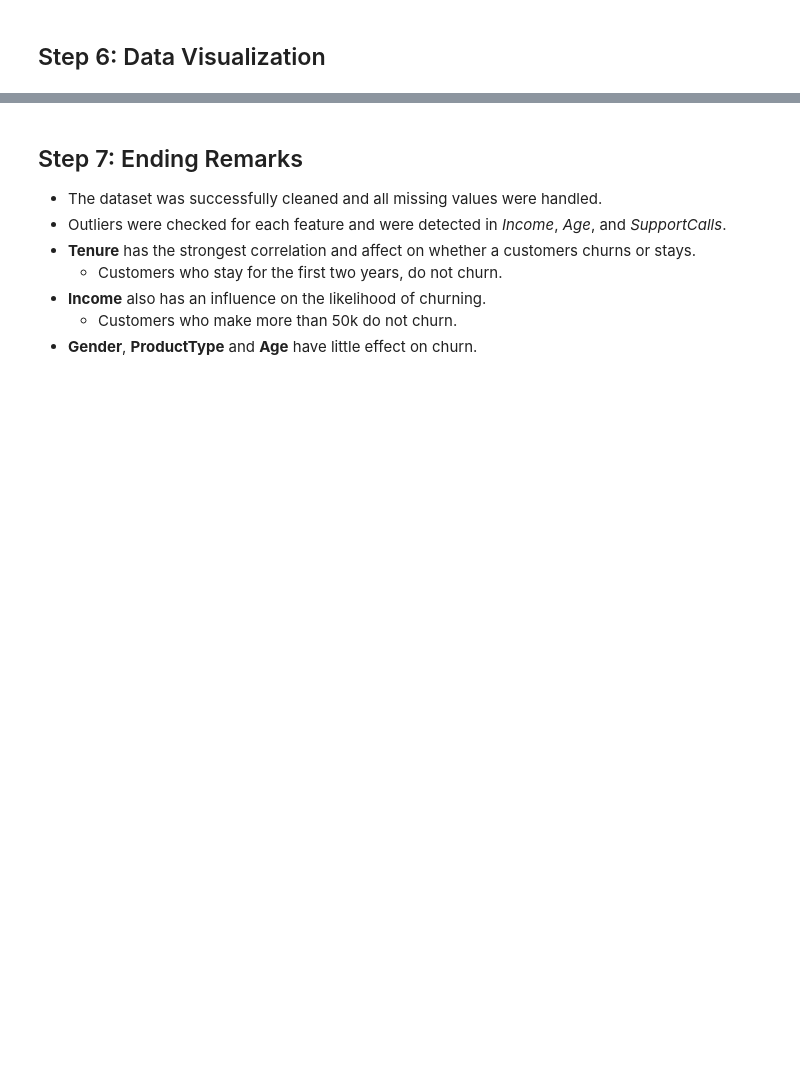
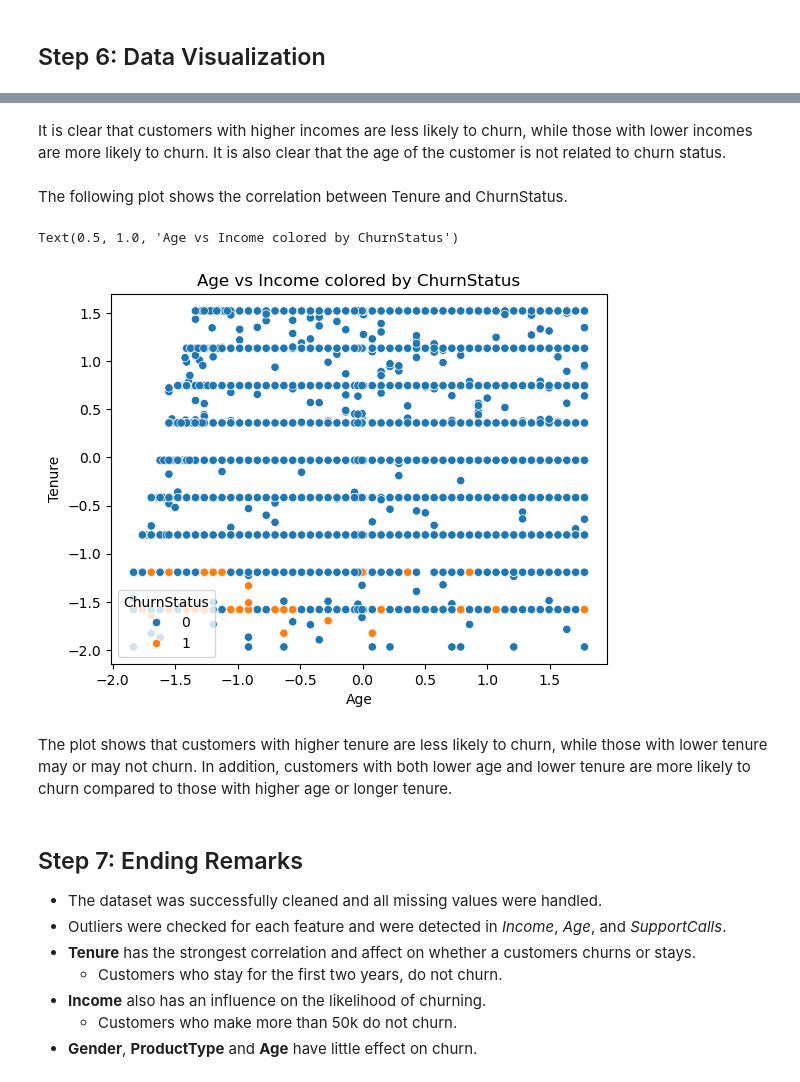
Before and after one commit to Ahmad-K-Hamdan/Machine-Learning-Assignment-1, a Jupyter notebook: notebooks/Data Preprocessing & EDA.ipynb, the cells around one changed output, grey strips where cells are left out. Saved outputs shown, nothing was run; the diff lists cells and outputs as text; code cells hidden in the pictures; blank space fills up the shorter version.

```diff
--- a/notebooks/Data Preprocessing & EDA.ipynb
+++ b/notebooks/Data Preprocessing & EDA.ipynb
@@ -349,3 +428,15 @@ plt.title('Correlation Heatmap')
+# %% [markdown]
+It is clear that customers with higher incomes are less likely to churn, while those with lower incomes are more likely to churn. It is also clear that the age of the customer is not related to churn status.
+# %% [markdown]
+The following plot shows the correlation between Tenure and ChurnStatus.
+# %%
+sns.scatterplot(x="Age", y='Tenure', hue='ChurnStatus', data=data)
+plt.title(f"Age vs Income colored by ChurnStatus")
+# %% [output]
+Text(0.5, 1.0, 'Age vs Income colored by ChurnStatus')
+[figure, added]
+# %% [markdown]
+The plot shows that customers with higher tenure are less likely to churn, while those with lower tenure may or may not churn. In addition, customers with both lower age and lower tenure are more likely to churn compared to those with higher age or longer tenure.
 # %% [markdown]
 ## Step 7:  Ending Remarks
 
```
Also changed, not shown: parts of 25 cells of this notebook.
